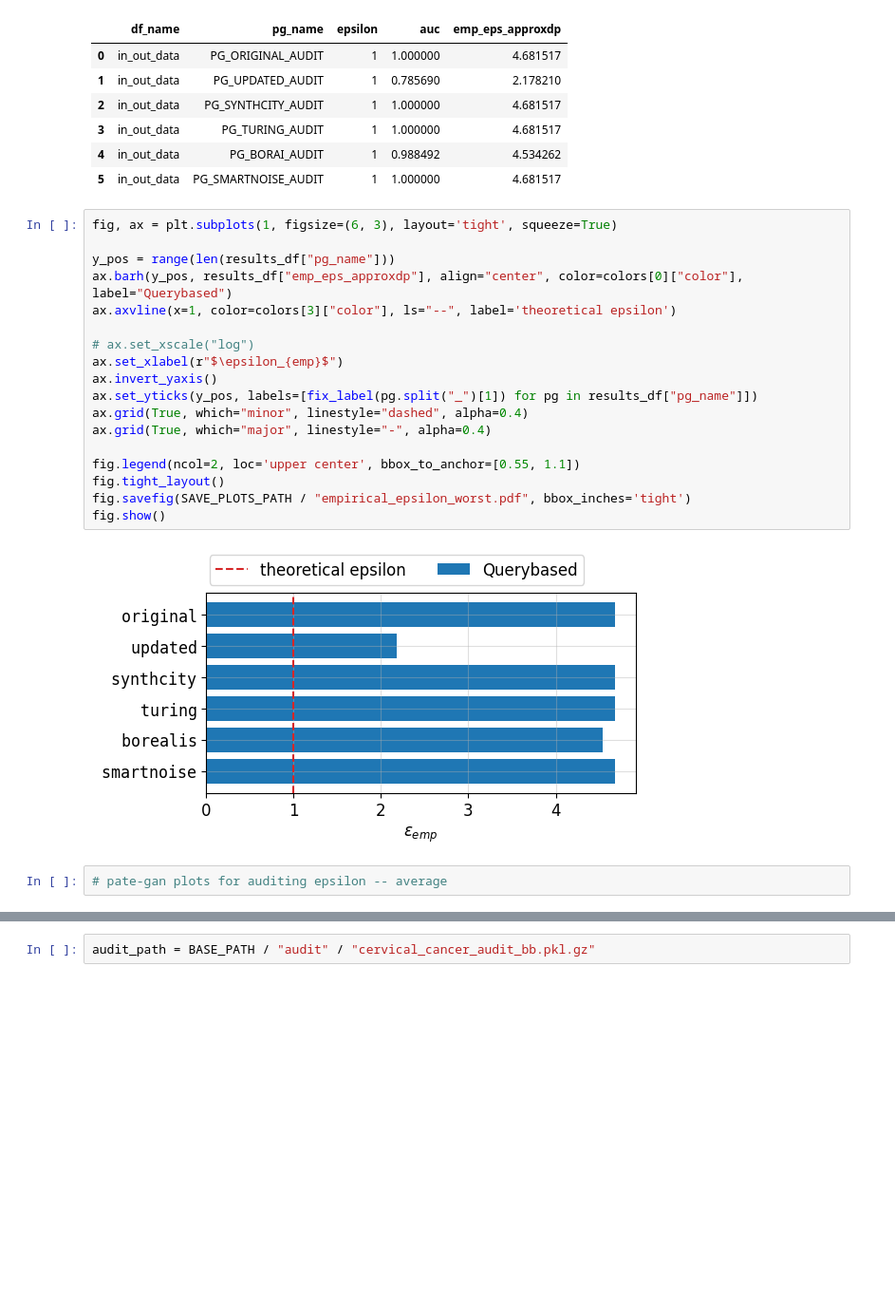
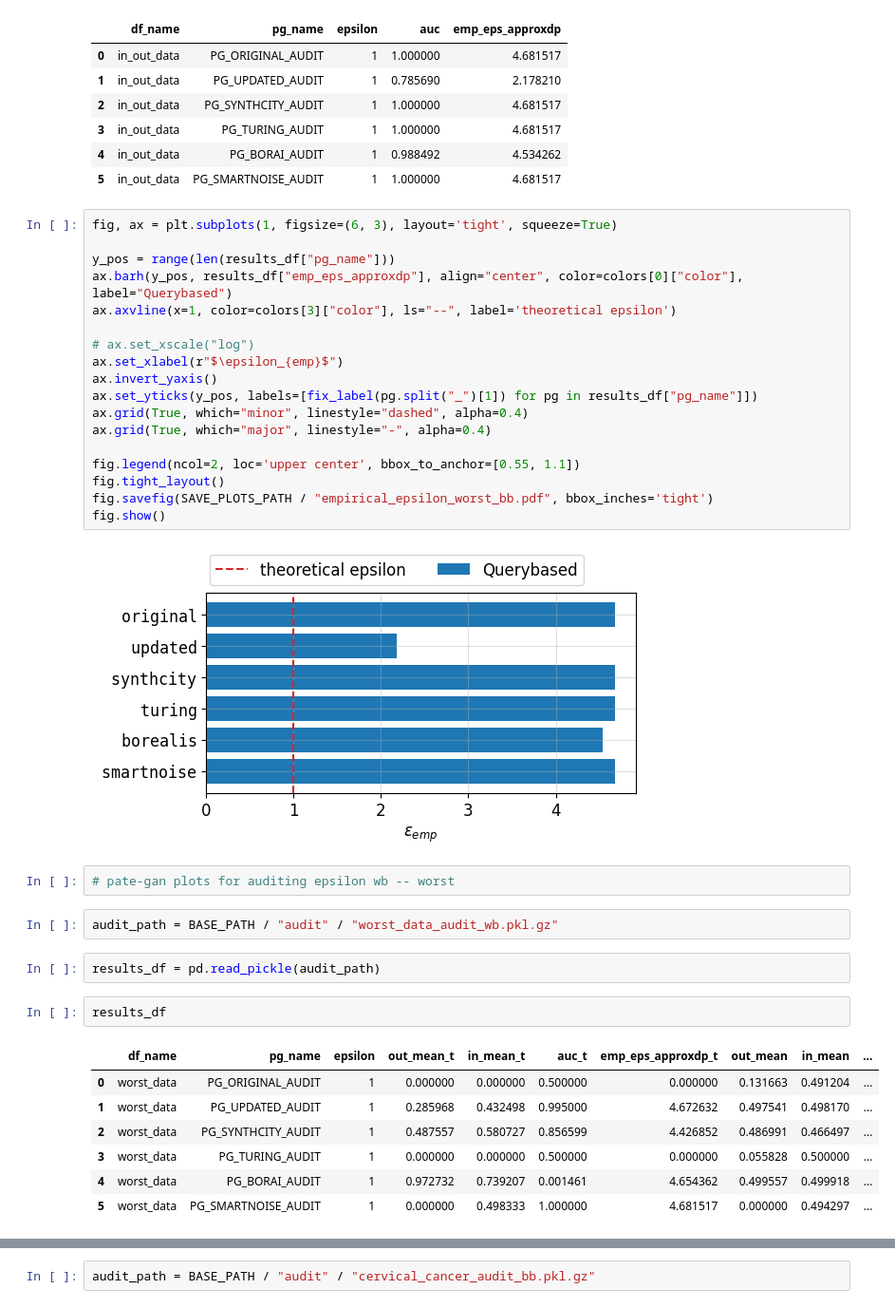
Before and after one commit to spalabucr/pategan-audit, a Jupyter notebook: code/nb_plot.ipynb, the cells around one changed output, grey strips where cells are left out. Shown at 95% size. Cells and saved outputs as stored; diff of their text form; blank space fills up the shorter version.

```diff
--- a/code/nb_plot.ipynb
+++ b/code/nb_plot.ipynb
@@ -525,9 +537,23 @@ ax.grid(True, which="major", linestyle="-", alpha=0.4)
 
 fig.legend(ncol=2, loc='upper center', bbox_to_anchor=[0.55, 1.1])
 fig.tight_layout()
-fig.savefig(SAVE_PLOTS_PATH / "empirical_epsilon_worst.pdf", bbox_inches='tight')
+fig.savefig(SAVE_PLOTS_PATH / "empirical_epsilon_worst_bb.pdf", bbox_inches='tight')
 fig.show()
 # %% [output]
 [figure]
-# %%
-# pate-gan plots for auditing epsilon -- average
+# %%
+# pate-gan plots for auditing epsilon wb -- worst
+# %%
+audit_path = BASE_PATH / "audit" / "worst_data_audit_wb.pkl.gz"
+# %%
+results_df = pd.read_pickle(audit_path)
+# %%
+results_df
+# %% [output]
+|  | df_name | pg_name | epsilon | out_mean_t | in_mean_t | auc_t | emp_eps_approxdp_t | out_mean | in_mean | ... |
+| 0 | worst_data | PG_ORIGINAL_AUDIT | 1 | 0.000000 | 0.000000 | 0.500000 | 0.000000 | 0.131663 | 0.491204 | ... |
+| 1 | worst_data | PG_UPDATED_AUDIT | 1 | 0.285968 | 0.432498 | 0.995000 | 4.672632 | 0.497541 | 0.498170 | ... |
+| 2 | worst_data | PG_SYNTHCITY_AUDIT | 1 | 0.487557 | 0.580727 | 0.856599 | 4.426852 | 0.486991 | 0.466497 | ... |
+| 3 | worst_data | PG_TURING_AUDIT | 1 | 0.000000 | 0.000000 | 0.500000 | 0.000000 | 0.055828 | 0.500000 | ... |
+| 4 | worst_data | PG_BORAI_AUDIT | 1 | 0.972732 | 0.739207 | 0.001461 | 4.654362 | 0.499557 | 0.499918 | ... |
+| 5 | worst_data | PG_SMARTNOISE_AUDIT | 1 | 0.000000 | 0.498333 | 1.000000 | 4.681517 | 0.000000 | 0.494297 | ... |
```
Also changed, not shown: parts of 19 cells of this notebook, 34 other files.
